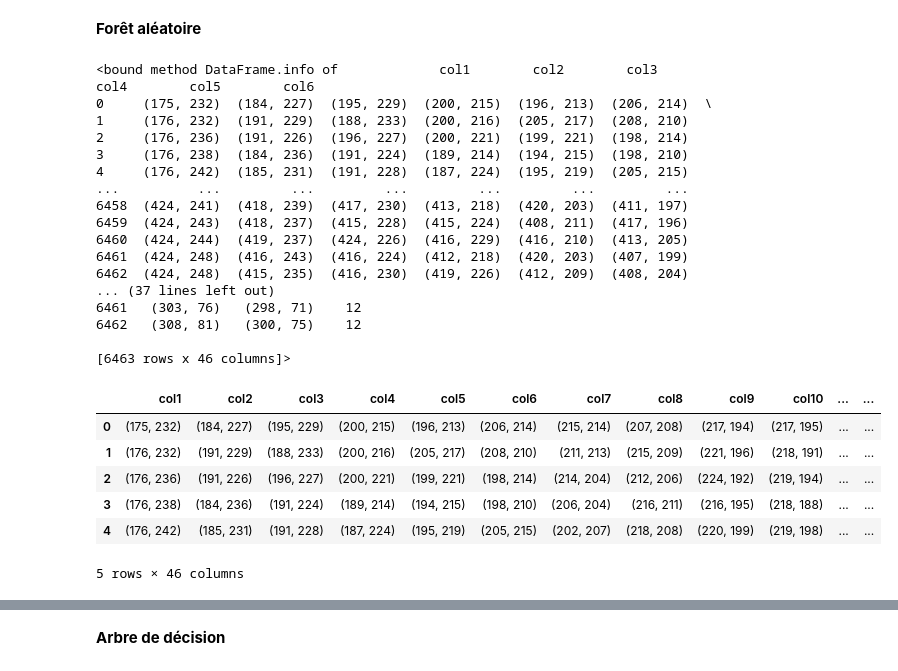
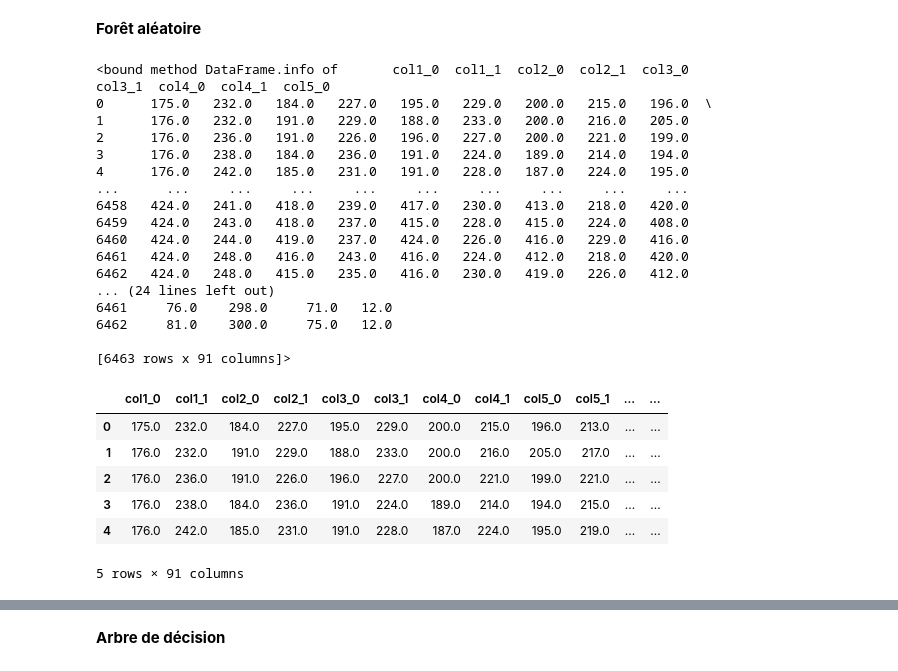
Before and after one commit to qijiaqi/TennisAction, a Jupyter notebook: TennisAction.ipynb, the cells around one changed output, grey strips where cells are left out. Cells and saved outputs as stored; diff of their text form; code cells hidden in the pictures.

```diff
--- a/TennisAction.ipynb
+++ b/TennisAction.ipynb
@@ -384,33 +401,33 @@ plt.show()
 # %%
 # lecture des données
 
 import pandas as pd
 
-df = pd.read_csv("F:/Tennis/prediction/pos.csv")
+df = pd.read_csv("F:/Tennis/prediction/new_pos.csv")
 print(df.info)
 df.head()
 # %% [output]
-<bound method DataFrame.info of             col1        col2        col3        col4        col5        col6
-0     (175, 232)  (184, 227)  (195, 229)  (200, 215)  (196, 213)  (206, 214)  \
-1     (176, 232)  (191, 229)  (188, 233)  (200, 216)  (205, 217)  (208, 210)
-2     (176, 236)  (191, 226)  (196, 227)  (200, 221)  (199, 221)  (198, 214)
-3     (176, 238)  (184, 236)  (191, 224)  (189, 214)  (194, 215)  (198, 210)
-4     (176, 242)  (185, 231)  (191, 228)  (187, 224)  (195, 219)  (205, 215)
-...          ...         ...         ...         ...         ...         ...
-6458  (424, 241)  (418, 239)  (417, 230)  (413, 218)  (420, 203)  (411, 197)
-6459  (424, 243)  (418, 237)  (415, 228)  (415, 224)  (408, 211)  (417, 196)
-6460  (424, 244)  (419, 237)  (424, 226)  (416, 229)  (416, 210)  (413, 205)
-6461  (424, 248)  (416, 243)  (416, 224)  (412, 218)  (420, 203)  (407, 199)
-6462  (424, 248)  (415, 235)  (416, 230)  (419, 226)  (412, 209)  (408, 204)
-... (37 lines left out)
-6461   (303, 76)   (298, 71)    12
-6462   (308, 81)   (300, 75)    12
+<bound method DataFrame.info of       col1_0  col1_1  col2_0  col2_1  col3_0  col3_1  col4_0  col4_1  col5_0
+0      175.0   232.0   184.0   227.0   195.0   229.0   200.0   215.0   196.0  \
+1      176.0   232.0   191.0   229.0   188.0   233.0   200.0   216.0   205.0
+2      176.0   236.0   191.0   226.0   196.0   227.0   200.0   221.0   199.0
+3      176.0   238.0   184.0   236.0   191.0   224.0   189.0   214.0   194.0
+4      176.0   242.0   185.0   231.0   191.0   228.0   187.0   224.0   195.0
+...      ...     ...     ...     ...     ...     ...     ...     ...     ...
+6458   424.0   241.0   418.0   239.0   417.0   230.0   413.0   218.0   420.0
+6459   424.0   243.0   418.0   237.0   415.0   228.0   415.0   224.0   408.0
+6460   424.0   244.0   419.0   237.0   424.0   226.0   416.0   229.0   416.0
+6461   424.0   248.0   416.0   243.0   416.0   224.0   412.0   218.0   420.0
+6462   424.0   248.0   415.0   235.0   416.0   230.0   419.0   226.0   412.0
+... (24 lines left out)
+6461     76.0    298.0     71.0   12.0
+6462     81.0    300.0     75.0   12.0
 
-[6463 rows x 46 columns]>
+[6463 rows x 91 columns]>
-|  | col1 | col2 | col3 | col4 | col5 | col6 | col7 | col8 | col9 | col10 | ... | ... |
-| 0 | (175, 232) | (184, 227) | (195, 229) | (200, 215) | (196, 213) | (206, 214) | (215, 214) | (207, 208) | (217, 194) | (217, 195) | ... | ... |
-| 1 | (176, 232) | (191, 229) | (188, 233) | (200, 216) | (205, 217) | (208, 210) | (211, 213) | (215, 209) | (221, 196) | (218, 191) | ... | ... |
-| 2 | (176, 236) | (191, 226) | (196, 227) | (200, 221) | (199, 221) | (198, 214) | (214, 204) | (212, 206) | (224, 192) | (219, 194) | ... | ... |
-| 3 | (176, 238) | (184, 236) | (191, 224) | (189, 214) | (194, 215) | (198, 210) | (206, 204) | (216, 211) | (216, 195) | (218, 188) | ... | ... |
-| 4 | (176, 242) | (185, 231) | (191, 228) | (187, 224) | (195, 219) | (205, 215) | (202, 207) | (218, 208) | (220, 199) | (219, 198) | ... | ... |
+|  | col1_0 | col1_1 | col2_0 | col2_1 | col3_0 | col3_1 | col4_0 | col4_1 | col5_0 | col5_1 | ... | ... |
+| 0 | 175.0 | 232.0 | 184.0 | 227.0 | 195.0 | 229.0 | 200.0 | 215.0 | 196.0 | 213.0 | ... | ... |
+| 1 | 176.0 | 232.0 | 191.0 | 229.0 | 188.0 | 233.0 | 200.0 | 216.0 | 205.0 | 217.0 | ... | ... |
+| 2 | 176.0 | 236.0 | 191.0 | 226.0 | 196.0 | 227.0 | 200.0 | 221.0 | 199.0 | 221.0 | ... | ... |
+| 3 | 176.0 | 238.0 | 184.0 | 236.0 | 191.0 | 224.0 | 189.0 | 214.0 | 194.0 | 215.0 | ... | ... |
+| 4 | 176.0 | 242.0 | 185.0 | 231.0 | 191.0 | 228.0 | 187.0 | 224.0 | 195.0 | 219.0 | ... | ... |
-5 rows × 46 columns
+5 rows × 91 columns
```
Also changed, not shown: parts of 7 cells of this notebook.
